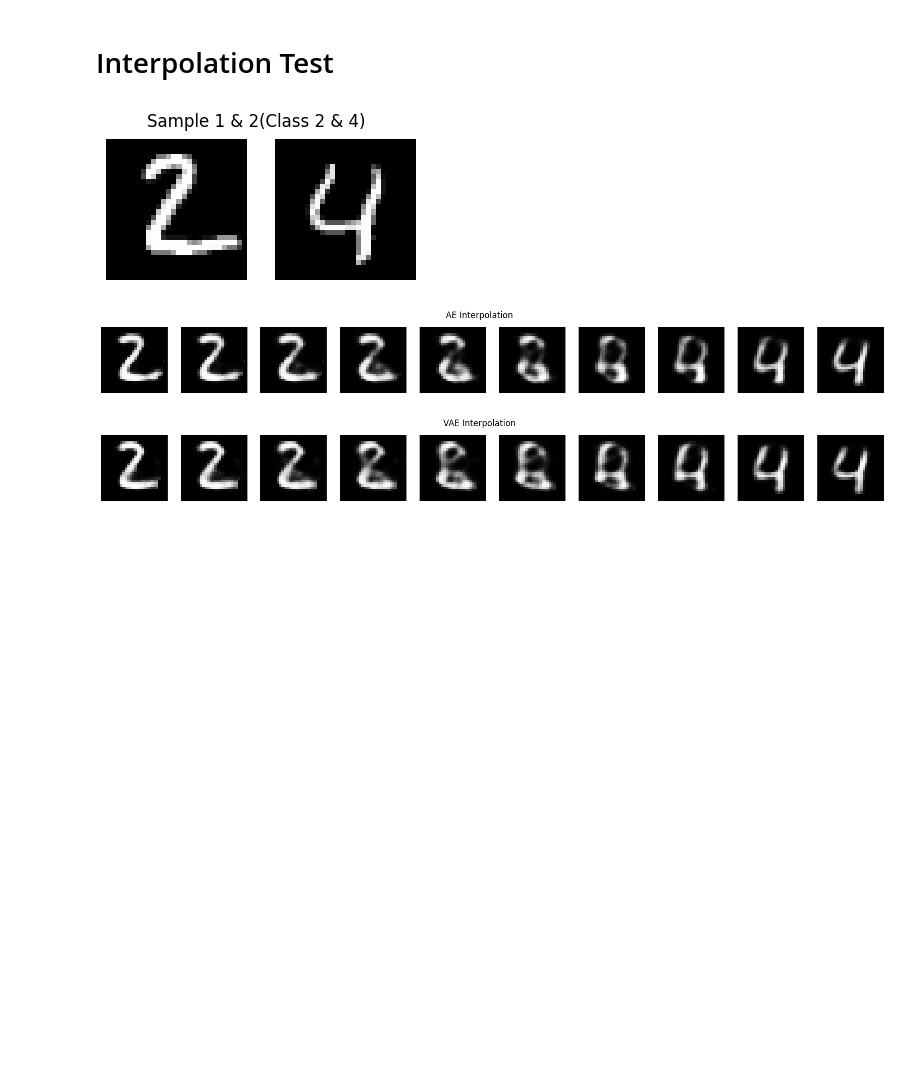
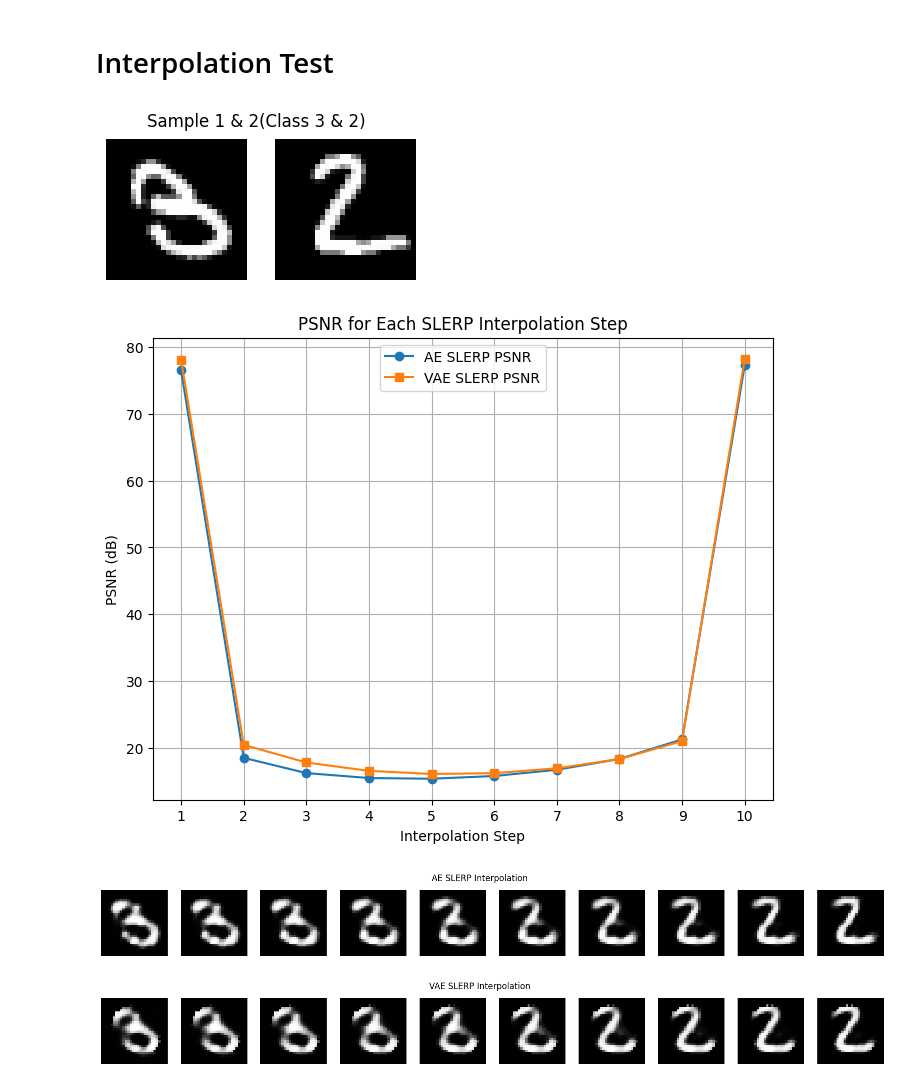
Before and after one commit to abcd-EGH/DL-pytorch, a Jupyter notebook: VAE/AE_VAE.ipynb, the cells around one changed output. Saved outputs shown, nothing was run; the diff lists cells and outputs as text; code cells hidden in the pictures; blank space fills up the shorter version.

```diff
--- a/VAE/AE_VAE.ipynb
+++ b/VAE/AE_VAE.ipynb
@@ -191,10 +179,10 @@ def get_samples(dataset, class1, class2):
 # Training
 # %%
 # 잠재 공간 차원, epoch 수, learning rate 설정
-latent_dim = 20
-epochs = 50
-lr = 1e-3
-beta = 2.5
+latent_dim = 30
+epochs = 30
+lr = 3e-4
+beta = 2.0
 
 # AE 모델 초기화 및 학습
 ae_model = Autoencoder(latent_dim=latent_dim)
@@ -302,7 +383,8 @@ def interpolate(class1, class2):
 # %%
-class1, class2 = 2, 4
+class1, class2 = 3, 2
 interpolate(class1, class2)
 # %% [output]
-[figure, old version]
+[figure, new version]
-[figure, old version]
+[figure, new version]
-[figure, old version]
+[figure, new version]
+[figure, added]
```
Also changed, not shown: parts of 6 cells of this notebook, 2 other files.
